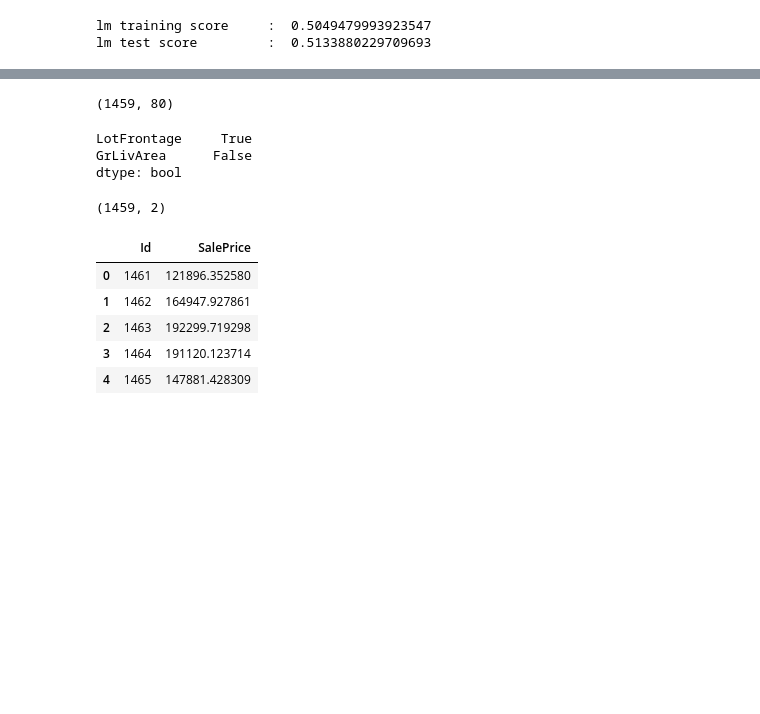
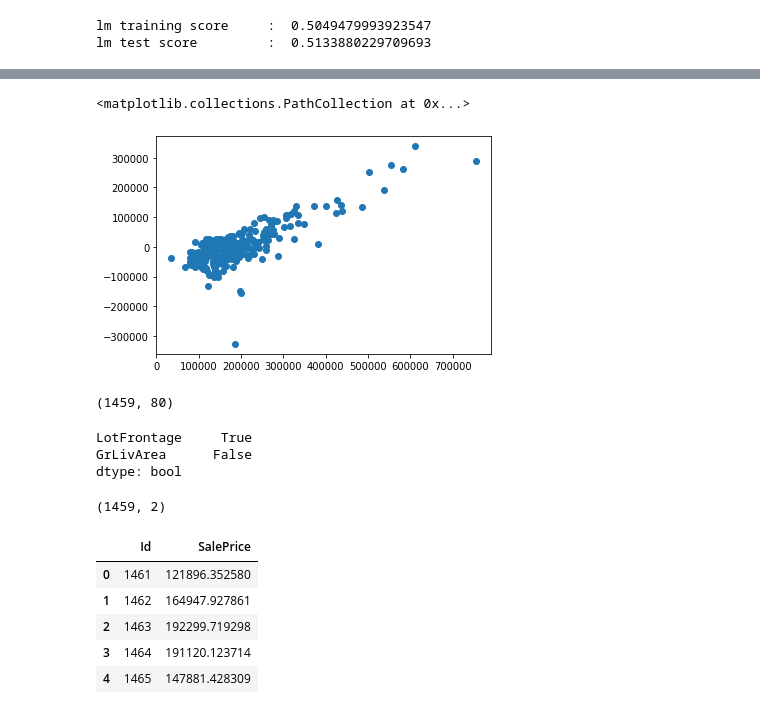
Before and after one commit to philipwalsh/housingprices, a Jupyter notebook: eda-housing-prices-01.ipynb, the cells around one changed output, grey strips where cells are left out. Cells and saved outputs as stored; diff of their text form; code cells hidden in the pictures; blank space fills up the shorter version.

```diff
--- a/eda-housing-prices-01.ipynb
+++ b/eda-housing-prices-01.ipynb
@@ -208,14 +222,26 @@ lm test score         :  0.5133880229709693
+# %%
+residuals = np.array(expected.values.ravel()) - np.array(predicted.values.ravel())
+plt.scatter(expected, residuals)
+# a good residual plot does not have a pattern
+# a pattern in the plot means we missed in capturing the data thats driving sale price
+# %% [output]
+<matplotlib.collections.PathCollection at 0x...>
+[figure, added]
 # %%
 test_data = pd.read_csv('excluded/test_full.csv', low_memory=False)
 test_data.shape
 # %% [output]
 (1459, 80)
-# %%
-test_data[train_cols].isna().any()
-# %% [output]
-LotFrontage     True
-GrLivArea      False
-dtype: bool
+# %%
+# this is an over simplified example only to get to the submisison file quicker
+# for the vars we are about to use in the predict cal, are there any NaN(s)?
+test_data[train_cols].isna().any()
+
+#in reality you would have a more robust data cleaning process that cleans the train/hold out/test all at the same time
+# %% [output]
+LotFrontage     True
+GrLivArea      False
+dtype: bool
 # %%
 test_data.fillna(temp_mean, inplace=True)
 # %%
```
Also changed, not shown: parts of 14 cells of this notebook, 1 other file.
